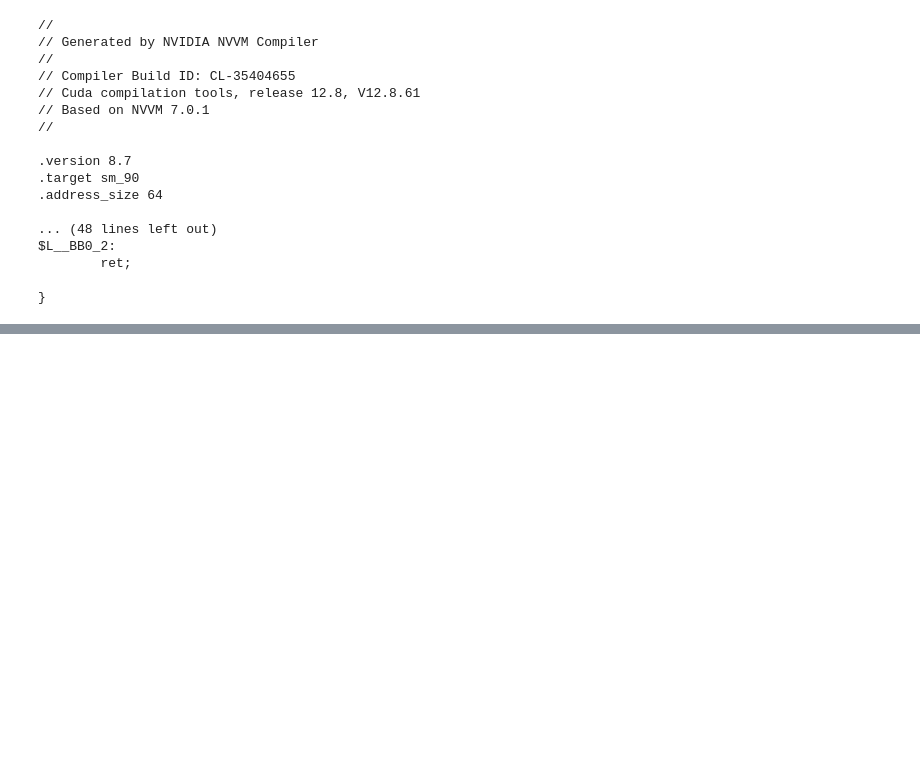
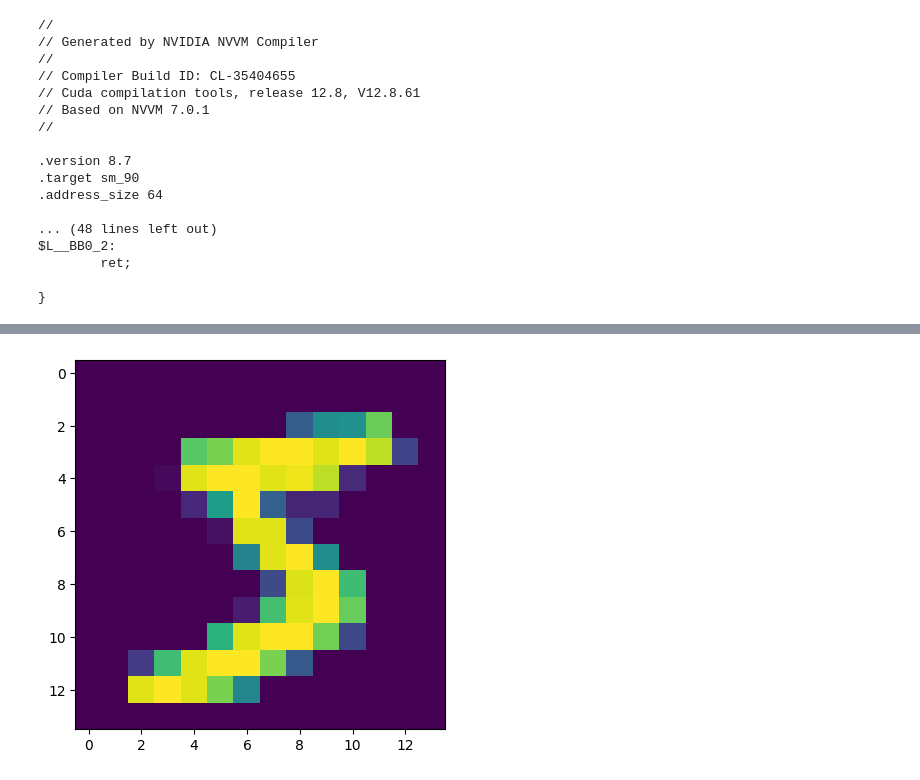
Before and after one commit to p-adema/quadratic-conv, a Jupyter notebook: scratch/numba.ipynb, the cells around one changed output, grey strips where cells are left out. Cells and saved outputs as stored; diff of their text form; code cells hidden in the pictures; blank space fills up the shorter version.

```diff
--- a/scratch/numba.ipynb
+++ b/scratch/numba.ipynb
@@ -1887,0 +2079,22 @@ plt.matshow(g_kernels.grad[channel_nr].numpy(force=True))
+# %%
+import math
+
+o_img = torch.empty((test_imgs.shape[0], meta.out_cs, meta.out_ys, meta.out_xs), device='cuda')
+o_prov = torch.empty(test_imgs.shape + (2,), dtype=torch.uint8, device='cuda')
+n_blocks = math.ceil(o_img.numel() / 256)
+
+
+def run_one():
+    fwd_outlined[n_blocks, 256](test_imgs[:32], test_kernels, o_img, o_prov, meta.out_xs, meta.out_ys, meta.out_cs,
+                                meta.stride, meta.padding, meta.dilation, meta.krn_o_group_size,
+                                meta.group_broadcasting)
+    torch.cuda.synchronize()
+    pass
+
+
+run_one()
+plt.imshow(o_img[0, -1].numpy(force=True))
+plt.show()
+%timeit run_one()
+# %% [output]
+[figure, added]
```
Also changed, not shown: parts of 12 cells of this notebook, 21 other files.
